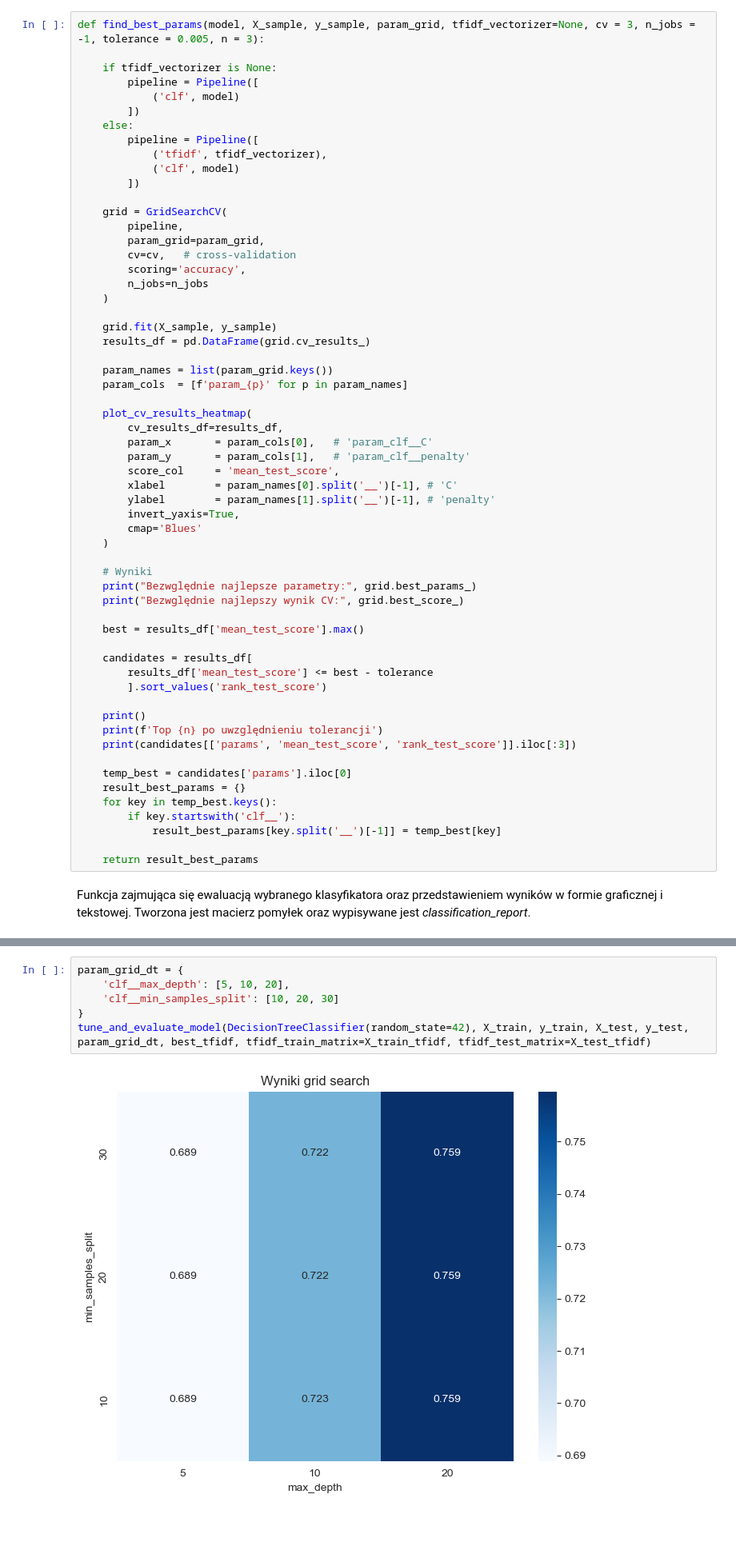
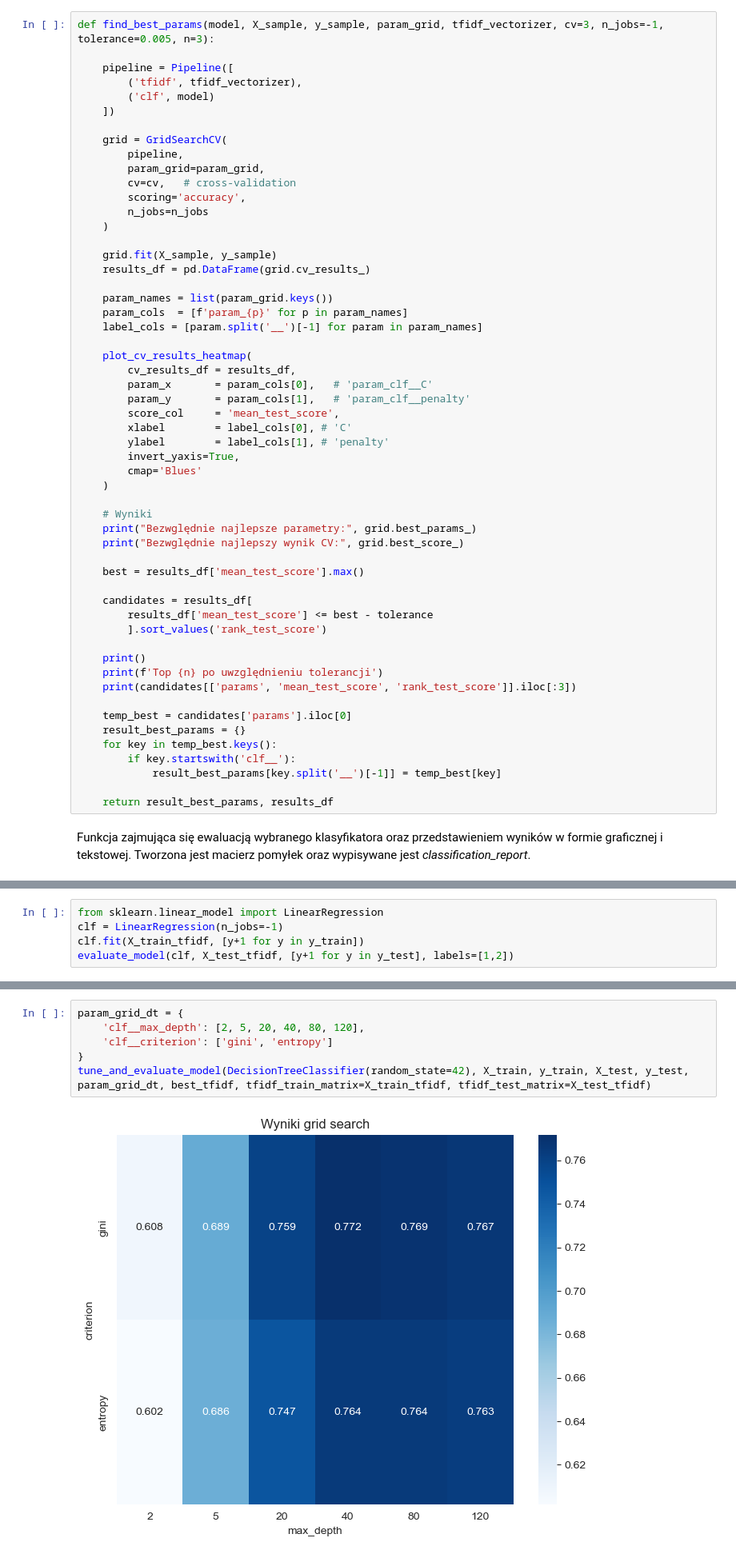
Before and after one commit to piatek5/ML-models-and-classifiers-analisis, a Jupyter notebook: main_notebook.ipynb, the cells around one changed output, grey strips where cells are left out. Shown at 80% size. Drawn from its saved outputs; the diff is of its cells as text; blank space fills up the shorter version.

```diff
--- a/main_notebook.ipynb
+++ b/main_notebook.ipynb
@@ -631,17 +565,12 @@ def tune_and_evaluate_model(
 # %% [markdown]
 Funkcja zajmująca się wyłacznie wyborem najlepszych parametrów wybranego klasyfikatora.
 # %%
-def find_best_params(model, X_sample, y_sample, param_grid, tfidf_vectorizer=None, cv = 3, n_jobs = -1, tolerance = 0.005, n = 3):
+def find_best_params(model, X_sample, y_sample, param_grid, tfidf_vectorizer, cv=3, n_jobs=-1, tolerance=0.005, n=3):
 
-    if tfidf_vectorizer is None:
-        pipeline = Pipeline([
-            ('clf', model)
-        ])
-    else:
-        pipeline = Pipeline([
-            ('tfidf', tfidf_vectorizer),
-            ('clf', model)
-        ])
+    pipeline = Pipeline([
+        ('tfidf', tfidf_vectorizer),
+        ('clf', model)
+    ])
 
     grid = GridSearchCV(
         pipeline,
@@ -656,14 +585,15 @@ def find_best_params(model, X_sample, y_sample, param_grid, tfidf_vectorizer=Non
 
     param_names = list(param_grid.keys())
     param_cols  = [f'param_{p}' for p in param_names]
+    label_cols = [param.split('__')[-1] for param in param_names]
 
     plot_cv_results_heatmap(
-        cv_results_df=results_df,
+        cv_results_df = results_df,
         param_x       = param_cols[0],   # 'param_clf__C'
         param_y       = param_cols[1],   # 'param_clf__penalty'
         score_col     = 'mean_test_score',
-        xlabel        = param_names[0].split('__')[-1], # 'C'
-        ylabel        = param_names[1].split('__')[-1], # 'penalty'
+        xlabel        = label_cols[0], # 'C'
+        ylabel        = label_cols[1], # 'penalty'
         invert_yaxis=True,
         cmap='Blues'
     )
@@ -688,7 +618,7 @@ def find_best_params(model, X_sample, y_sample, param_grid, tfidf_vectorizer=Non
         if key.startswith('clf__'):
             result_best_params[key.split('__')[-1]] = temp_best[key]
 
-    return result_best_params
+    return result_best_params, results_df
 # %% [markdown]
 Funkcja zajmująca się ewaluacją wybranego klasyfikatora oraz przedstawieniem wyników w formie graficznej i tekstowej. Tworzona jest macierz pomyłek oraz wypisywane jest *classification_report*.
 # %%
@@ -746,0 +828,5 @@ def plot_cv_results_heatmap(cv_results_df,
+# %%
+from sklearn.linear_model import LinearRegression
+clf = LinearRegression(n_jobs=-1)
+clf.fit(X_train_tfidf, [y+1 for y in y_train])
+evaluate_model(clf, X_test_tfidf, [y+1 for y in y_test], labels=[1,2])
@@ -807,8 +878,8 @@ KeyboardInterrupt:
 # %%
 param_grid_dt = {
-    'clf__max_depth': [5, 10, 20],
-    'clf__min_samples_split': [10, 20, 30]
+    'clf__max_depth': [2, 5, 20, 40, 80, 120],
+    'clf__criterion': ['gini', 'entropy']
 }
 tune_and_evaluate_model(DecisionTreeClassifier(random_state=42), X_train, y_train, X_test, y_test, param_grid_dt, best_tfidf, tfidf_train_matrix=X_train_tfidf, tfidf_test_matrix=X_test_tfidf)
 # %% [output]
-[figure, old version]
+[figure, new version]
```
Also changed, not shown: parts of 37 cells of this notebook.
